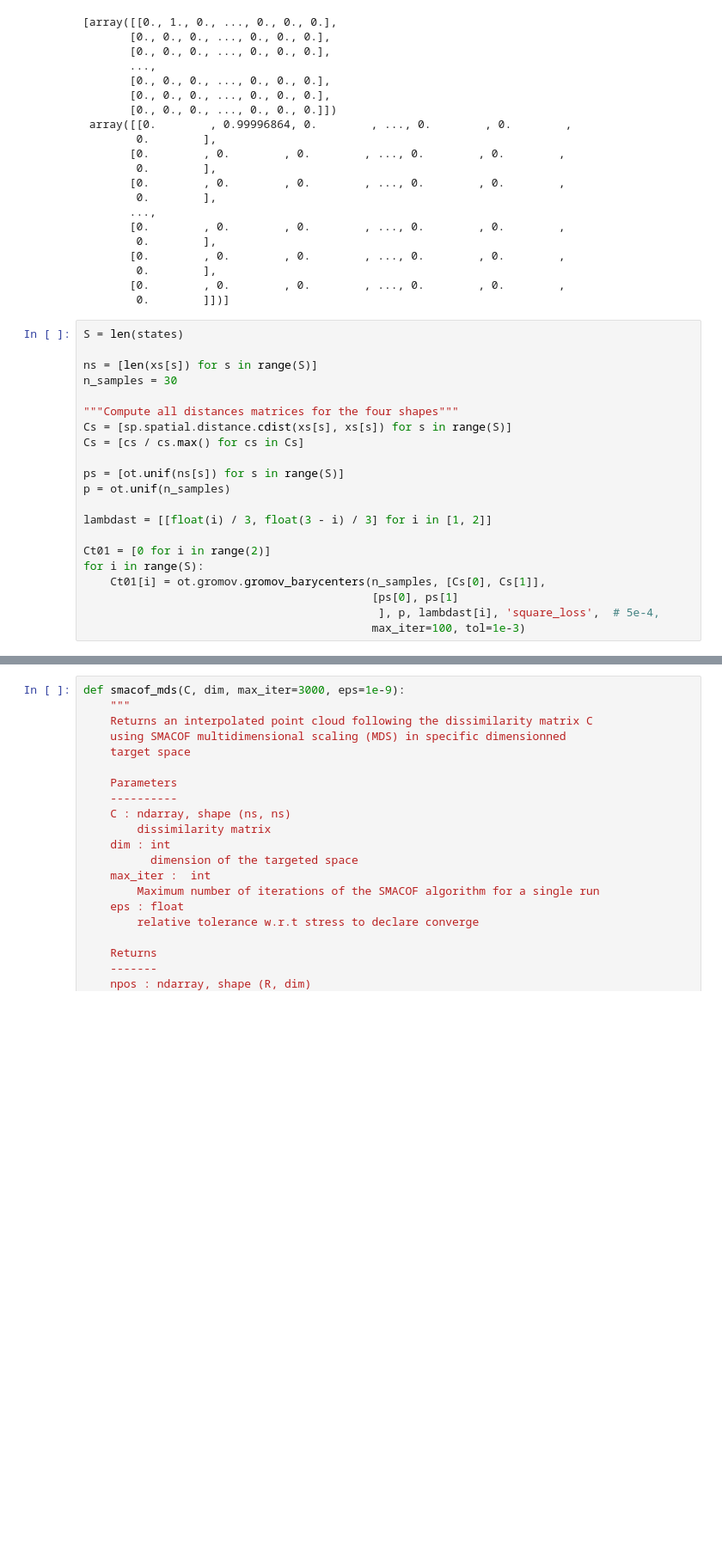
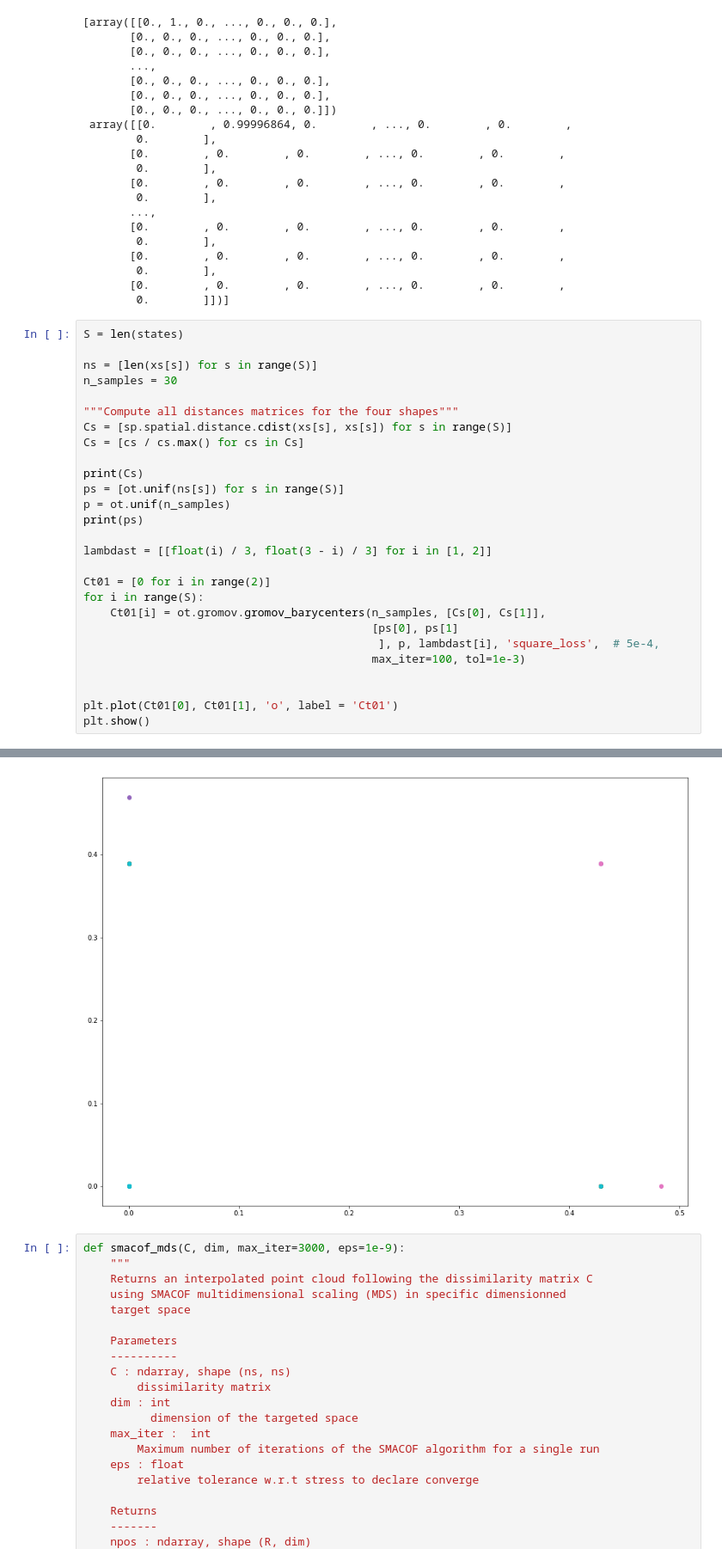
Before and after one commit to LLNL/CallFlow, a Jupyter notebook: src/server/diff-callflow.ipynb, the cells around one changed output, grey strips where cells are left out. Shown at 86% size. Drawn from its saved outputs; the diff is of its cells as text; blank space fills up the shorter version.

Commit message:
Some plots to analyze gromov

```diff
--- a/src/server/diff-callflow.ipynb
+++ b/src/server/diff-callflow.ipynb
@@ -442,8 +441,10 @@ n_samples = 30
 Cs = [sp.spatial.distance.cdist(xs[s], xs[s]) for s in range(S)]
 Cs = [cs / cs.max() for cs in Cs]
 
+print(Cs)
 ps = [ot.unif(ns[s]) for s in range(S)]
 p = ot.unif(n_samples)
+print(ps)
 
 lambdast = [[float(i) / 3, float(3 - i) / 3] for i in [1, 2]]
 
@@ -453,3 +454,8 @@ for i in range(S):
                                            [ps[0], ps[1]
                                             ], p, lambdast[i], 'square_loss',  # 5e-4,
                                            max_iter=100, tol=1e-3)
+
+
+plt.plot(Ct01[0], Ct01[1], 'o', label = 'Ct01')
+plt.show()
+# %% [output]
@@ -456,3 +479,4 @@ for i in range(S):
+[figure, added]
 # %%
 def smacof_mds(C, dim, max_iter=3000, eps=1e-9):
     """
```
Also changed, not shown: parts of 3 cells of this notebook.
